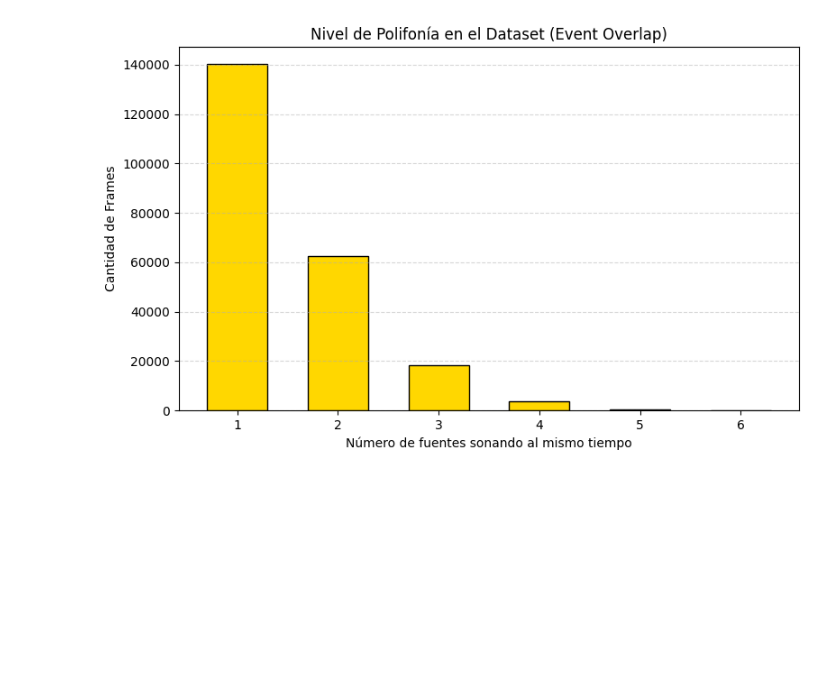
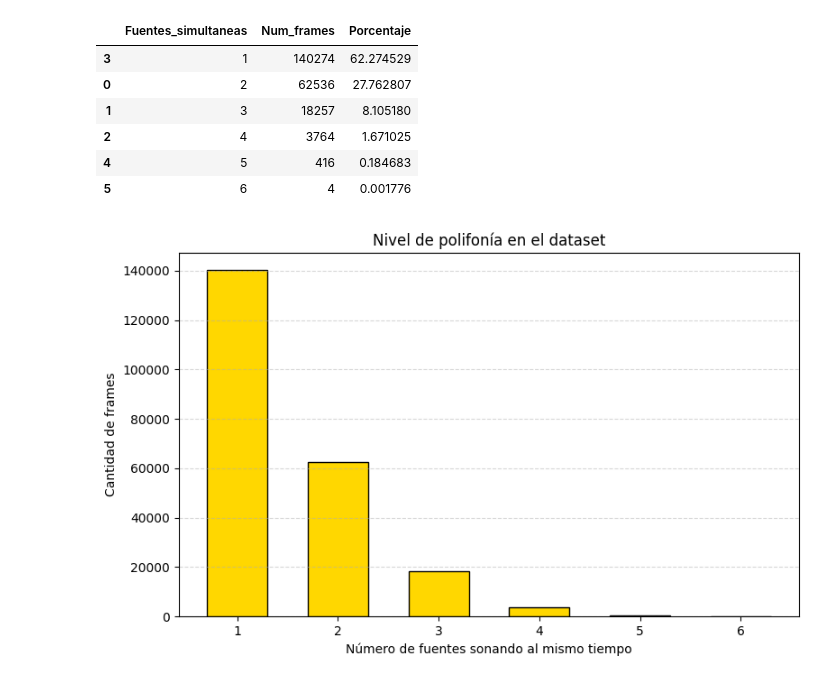
Before and after one commit to franciscorizquez/TFG-SELDnet-DCASE2024, a Jupyter notebook: notebooks_EDA/analisis_preliminar.ipynb, the cells around one changed output. Saved outputs shown, nothing was run; the diff lists cells and outputs as text; code cells hidden in the pictures; blank space fills up the shorter version.

```diff
--- a/notebooks_EDA/analisis_preliminar.ipynb
+++ b/notebooks_EDA/analisis_preliminar.ipynb
@@ -239,43 +543,57 @@ Calculando coordenadas espaciales y ángulos...
 # %%
-# Celda 3: Análisis de Polifonía
-import os
-import pandas as pd
-from collections import Counter
-import matplotlib.pyplot as plt
 
-metadata_dir = "E:/Uni/TFG/dataset/metadata_dev"
+# ============================================================
+# 4. NIVEL DE POLIFONÍA
+# ============================================================
+
+print("Calculando solapamiento de eventos por frame...")
+
 polyphony_per_frame = []
 
-print("Calculando solapamiento de eventos por frame...")
-for root, dirs, files in os.walk(metadata_dir):
-    for fname in files:
-        if fname.endswith(".csv"):
-            try:
-                df = pd.read_csv(os.path.join(root, fname), header=None)
-                if not df.empty:
-                    # Agrupamos por el ID del Frame (columna 0) y contamos fuentes simultáneas
-                    counts = df.groupby(0).size().tolist()
-                    polyphony_per_frame.extend(counts)
-            except Exception as e:
-                pass
+for path in csv_files:
+    try:
+        df = read_metadata_csv(path)
+        if df.empty or df.shape[1] < 1:
+            continue
+
+        # Columna 0: frame
+        counts = df.groupby(0).size().tolist()
+        polyphony_per_frame.extend(counts)
+
+    except Exception as e:
+        print(f"Error procesando polifonía en {path.name}: {e}")
+
+if not polyphony_per_frame:
+    raise RuntimeError("No se ha podido calcular polifonía. Revisa los metadatos.")
 
 poly_counts = Counter(polyphony_per_frame)
-poly_df = pd.DataFrame([{"Fuentes_Simultaneas": k, "Num_Frames": v} for k, v in poly_counts.items()])
-poly_df = poly_df.sort_values(by="Fuentes_Simultaneas")
-poly_df["Porcentaje"] = 100 * poly_df["Num_Frames"] / poly_df["Num_Frames"].sum()
+poly_df = pd.DataFrame([
+    {"Fuentes_simultaneas": k, "Num_frames": v}
+    for k, v in poly_counts.items()
+]).sort_values(by="Fuentes_simultaneas")
 
-print("\n--- Estadísticas de Polifonía ---")
-print(poly_df.to_string(index=False))
+poly_df["Porcentaje"] = 100 * poly_df["Num_frames"] / poly_df["Num_frames"].sum()
+
+print("\n--- Estadísticas de polifonía ---")
+display(poly_df)
+
+poly_df.to_csv(Path(output_dir) / "resumen_polifonia.csv", index=False, encoding="utf-8-sig")
 
 plt.figure(figsize=(8, 5))
-plt.bar(poly_df["Fuentes_Simultaneas"].astype(str), poly_df["Num_Frames"], color="gold", edgecolor="black", width=0.6)
-plt.title("Nivel de Polifonía en el Dataset (Event Overlap)")
+plt.bar(
+    poly_df["Fuentes_simultaneas"].astype(str),
+    poly_df["Num_frames"],
+    color="gold",
+    edgecolor="black",
+    width=0.6
+)
+plt.title("Nivel de polifonía en el dataset")
 plt.xlabel("Número de fuentes sonando al mismo tiempo")
-plt.ylabel("Cantidad de Frames")
-plt.grid(axis='y', linestyle='--', alpha=0.5)
+plt.ylabel("Cantidad de frames")
+plt.grid(axis="y", linestyle="--", alpha=0.5)
 plt.tight_layout()
 
-plt.savefig("analisis_preliminar_polifonia.png", dpi=300)
+plt.savefig(Path(output_dir) / "analisis_preliminar_polifonia.png", dpi=300)
 plt.show()
 # %% [output]
 Calculando solapamiento de eventos por frame...
@@ -291 +602,8 @@ Calculando solapamiento de eventos por frame...
+|  | Fuentes_simultaneas | Num_frames | Porcentaje |
+| 3 | 1 | 140274 | 62.274529 |
+| 0 | 2 | 62536 | 27.762807 |
+| 1 | 3 | 18257 | 8.105180 |
+| 2 | 4 | 3764 | 1.671025 |
+| 4 | 5 | 416 | 0.184683 |
+| 5 | 6 | 4 | 0.001776 |
-[figure, old version]
+[figure, new version]
```
Also changed, not shown: parts of 9 cells of this notebook, 4 other files.
